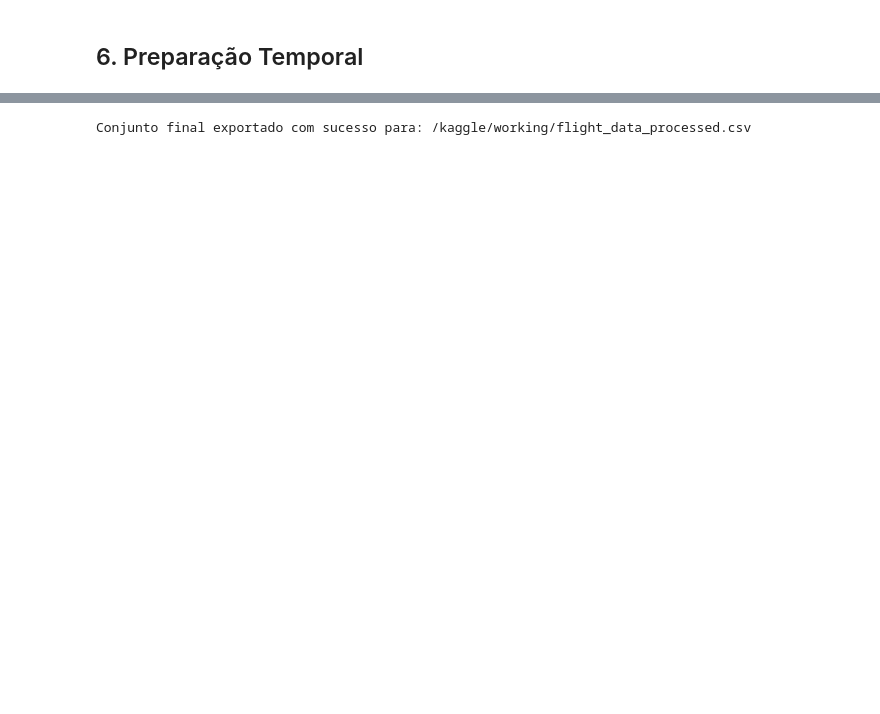
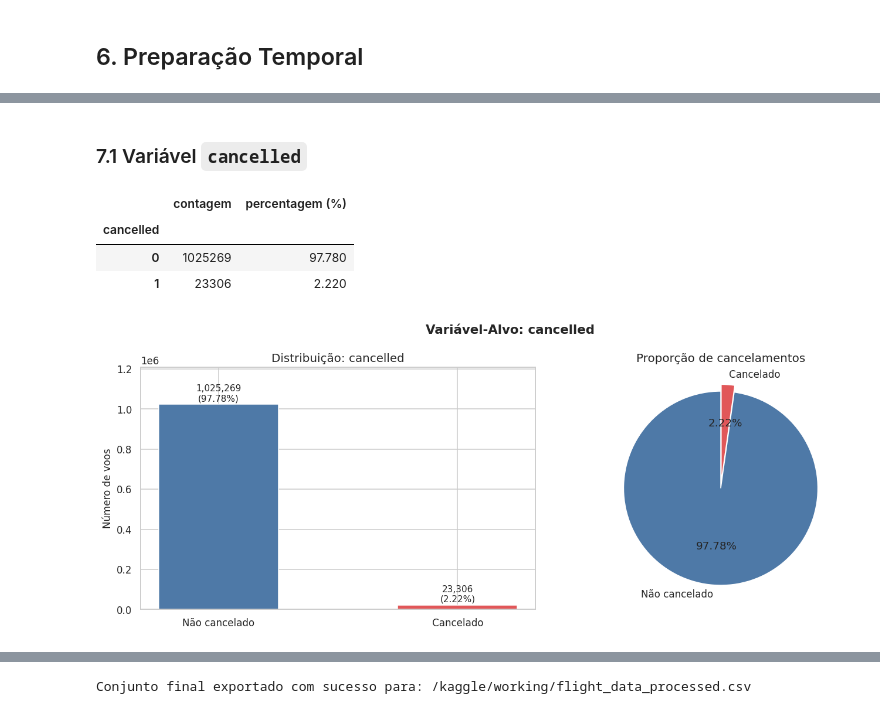
Before and after one commit to rodrigoramooos/previsao-atrasos-voos, a Jupyter notebook: notebooks/1.0_eda_limpeza.ipynb, the cells around one changed output, grey strips where cells are left out. Saved outputs shown, nothing was run; the diff lists cells and outputs as text; code cells hidden in the pictures; blank space fills up the shorter version.

```diff
--- a/notebooks/1.0_eda_limpeza.ipynb
+++ b/notebooks/1.0_eda_limpeza.ipynb
@@ -740,8 +204,0 @@ Total de potenciais erros físicos identificados: 23
-# %%
-# remoção dos registos considerados fisicamente incoerentes
-dados = dados.loc[~mascara_erro_fisico].copy()
-
-# remoção da variável temporária criada apenas para diagnóstico
-dados.drop(columns=["velocidade_media_kmh_tmp"], inplace=True)
-
-print("Dimensão após remoção de erros físicos:", dados.shape)
@@ -998,0 +205,8 @@ O ficheiro CSV final é exportado para o ambiente do Kaggle, ficando pronto para
+# %%
+dados["fl_date"] = pd.to_datetime(dados["fl_date"], errors="coerce")
+
+for col in ["origin", "origin_city_name", "origin_state_nm"]:
+    dados[col] = dados[col].astype("category")
+
+print("Tipos após conversão:")
+print(dados.dtypes)
@@ -998,0 +238,36 @@ O ficheiro CSV final é exportado para o ambiente do Kaggle, ficando pronto para
+# %% [markdown]
+### 7.1 Variável `cancelled`
+# %%
+contagem_c = dados["cancelled"].value_counts().sort_index()
+pct_c = dados["cancelled"].value_counts(normalize=True).sort_index() * 100
+
+display(pd.DataFrame({"contagem": contagem_c, "percentagem (%)": pct_c.round(2)}))
+
+total = len(dados)
+fig, axes = plt.subplots(1, 2, figsize=(13, 5))
+
+ax = axes[0]
+barras = ax.bar(["Não cancelado", "Cancelado"], contagem_c.values,
+                color=[CORES["normal"], CORES["cancelado"]], edgecolor="white", width=0.5)
+ax.set_title("Distribuição: cancelled")
+ax.set_ylabel("Número de voos")
+for b, c in zip(barras, contagem_c.values):
+    ax.text(b.get_x() + b.get_width()/2, b.get_height() + total*0.005,
+            f"{c:,}\n({c/total*100:.2f}%)", ha="center", va="bottom", fontsize=10)
+ax.set_ylim(0, contagem_c.max() * 1.18)
+
+ax = axes[1]
+ax.pie(contagem_c.values, labels=["Não cancelado", "Cancelado"],
+       autopct="%1.2f%%", colors=[CORES["normal"], CORES["cancelado"]],
+       startangle=90, explode=[0, 0.07])
+ax.set_title("Proporção de cancelamentos")
+
+plt.suptitle("Variável-Alvo: cancelled", fontweight="bold", fontsize=14)
+plt.tight_layout()
+plt.show()
+# %% [output]
+|  | contagem | percentagem (%) |
+| cancelled |  |  |
+| 0 | 1025269 | 97.780 |
+| 1 | 23306 | 2.220 |
+[figure, added]
```
Also changed, not shown: parts of 93 cells of this notebook.
